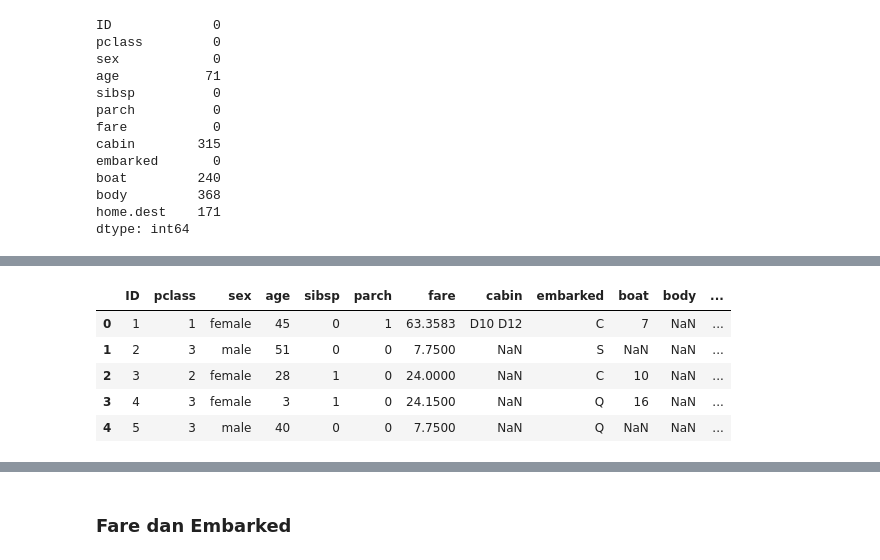
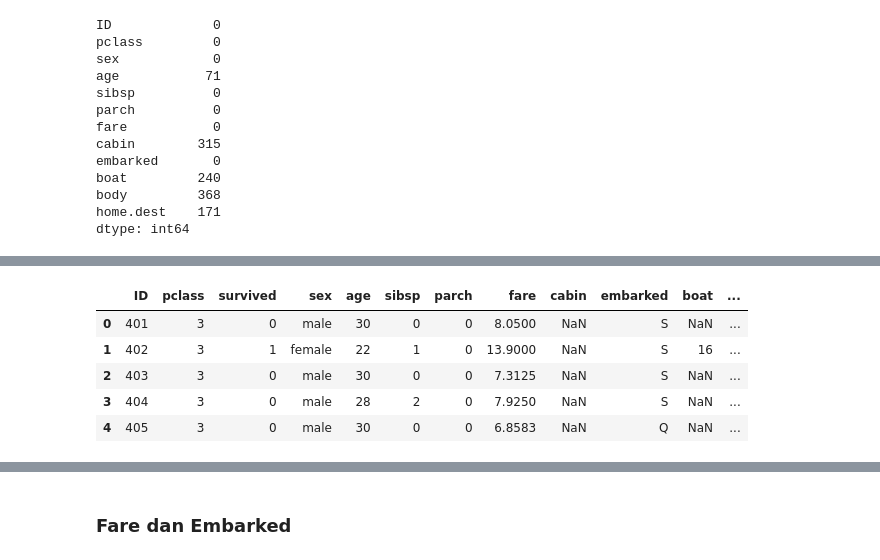
Before and after one commit to PinKevin/Titanic, a Jupyter notebook: coba-titanic.ipynb, the cells around one changed output, grey strips where cells are left out. Saved outputs shown, nothing was run; the diff lists cells and outputs as text; code cells hidden in the pictures.

```diff
--- a/coba-titanic.ipynb
+++ b/coba-titanic.ipynb
@@ -121,23 +98,15 @@ train.head()
-# %%
-# Fill null in Age Test
-x = test['age'].dropna()
-hist, bins = np.histogram(x, bins=15)
-
-bin_centers = 0.5 * (bins[:len(bins) - 1] + bins[1:])
-probabilities = hist/hist.sum()
-
-# dictionary with random numbers from existing age distribution
-test['age_rand'] = test['age'].apply(lambda v: np.random.choice(bin_centers, p=probabilities))
-age_null_list = test[test['age'].isnull()].index
-test.loc[age_null_list,'age'] = test.loc[age_null_list,'age_rand']
-
-test['age'] = test['age'].round().astype(int)
-
-test.head()
-# %% [output]
-|  | ID | pclass | sex | age | sibsp | parch | fare | cabin | embarked | boat | body | ... |
-| 0 | 1 | 1 | female | 45 | 0 | 1 | 63.3583 | D10 D12 | C | 7 | NaN | ... |
-| 1 | 2 | 3 | male | 51 | 0 | 0 | 7.7500 | NaN | S | NaN | NaN | ... |
-| 2 | 3 | 2 | female | 28 | 1 | 0 | 24.0000 | NaN | C | 10 | NaN | ... |
-| 3 | 4 | 3 | female | 3 | 1 | 0 | 24.1500 | NaN | Q | 16 | NaN | ... |
-| 4 | 5 | 3 | male | 40 | 0 | 0 | 7.7500 | NaN | Q | NaN | NaN | ... |
+# %%
+# Fill null in Age Train
+mean_age = train['age'].mean()
+
+train['age'].fillna(value=mean_age, inplace=True)
+train['age'] = train['age'].round().astype(int)
+
+train.head()
+# %% [output]
+|  | ID | pclass | survived | sex | age | sibsp | parch | fare | cabin | embarked | boat | ... |
+| 0 | 401 | 3 | 0 | male | 30 | 0 | 0 | 8.0500 | NaN | S | NaN | ... |
+| 1 | 402 | 3 | 1 | female | 22 | 1 | 0 | 13.9000 | NaN | S | 16 | ... |
+| 2 | 403 | 3 | 0 | male | 30 | 0 | 0 | 7.3125 | NaN | S | NaN | ... |
+| 3 | 404 | 3 | 0 | male | 28 | 2 | 0 | 7.9250 | NaN | S | NaN | ... |
+| 4 | 405 | 3 | 0 | male | 30 | 0 | 0 | 6.8583 | NaN | Q | NaN | ... |
```
Also changed, not shown: parts of 14 cells of this notebook.
